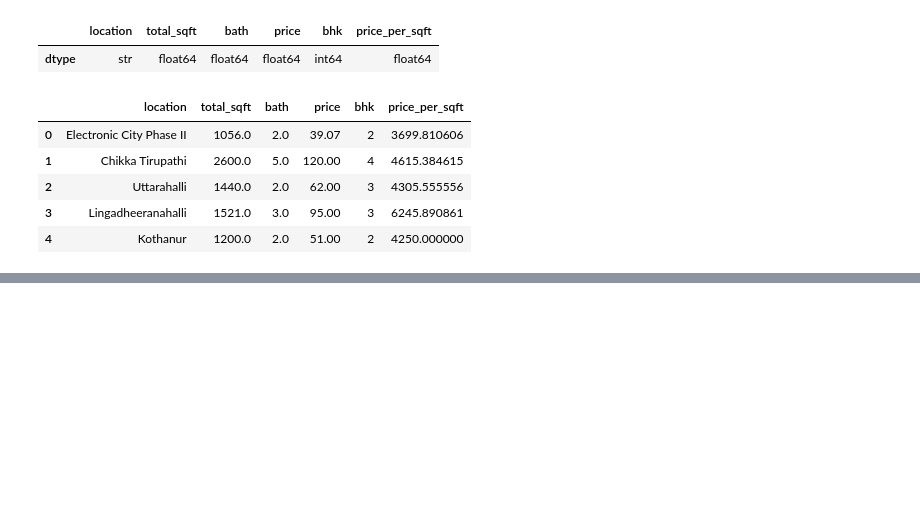
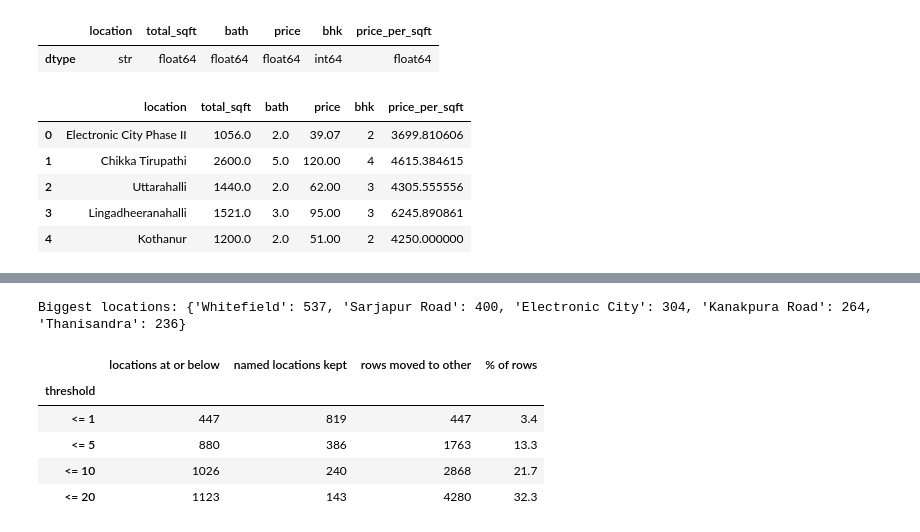
Before and after one commit to shivam-jund/bengaluru-house-price-prediction, a Jupyter notebook: model/price_prediction.ipynb, the cells around one changed output, grey strips where cells are left out. Saved outputs shown, nothing was run; the diff lists cells and outputs as text; code cells hidden in the pictures; blank space fills up the shorter version.

```diff
--- a/model/price_prediction.ipynb
+++ b/model/price_prediction.ipynb
@@ -666,0 +653,4 @@ Each decision with its row impact, as seen while the notebook ran on this data.
+# %%
+# Work on a copy: df2 (the Session 2 result) stays untouched.
+df3 = df2.copy()
+df3.shape
@@ -666,0 +739,23 @@ Each decision with its row impact, as seen while the notebook ran on this data.
+# %%
+counts = df3["location"].value_counts()          # listings per clean location
+print("Biggest locations:", counts.head(5).to_dict())
+
+threshold_rows = []
+for t in [1, 5, 10, 20]:
+    small = counts[counts <= t]                  # the locations at or below the threshold
+    threshold_rows.append({
+        "threshold": f"<= {t}",
+        "locations at or below": len(small),
+        "named locations kept": len(counts) - len(small),
+        "rows moved to other": int(small.sum()),
+        "% of rows": round(small.sum() / len(df3) * 100, 1),
+    })
+pd.DataFrame(threshold_rows).set_index("threshold")
+# %% [output]
+Biggest locations: {'Whitefield': 537, 'Sarjapur Road': 400, 'Electronic City': 304, 'Kanakpura Road': 264, 'Thanisandra': 236}
+|  | locations at or below | named locations kept | rows moved to other | % of rows |
+| threshold |  |  |  |  |
+| <= 1 | 447 | 819 | 447 | 3.4 |
+| <= 5 | 880 | 386 | 1763 | 13.3 |
+| <= 10 | 1026 | 240 | 2868 | 21.7 |
+| <= 20 | 1123 | 143 | 4280 | 32.3 |
```
Also changed, not shown: parts of 19 cells of this notebook.
